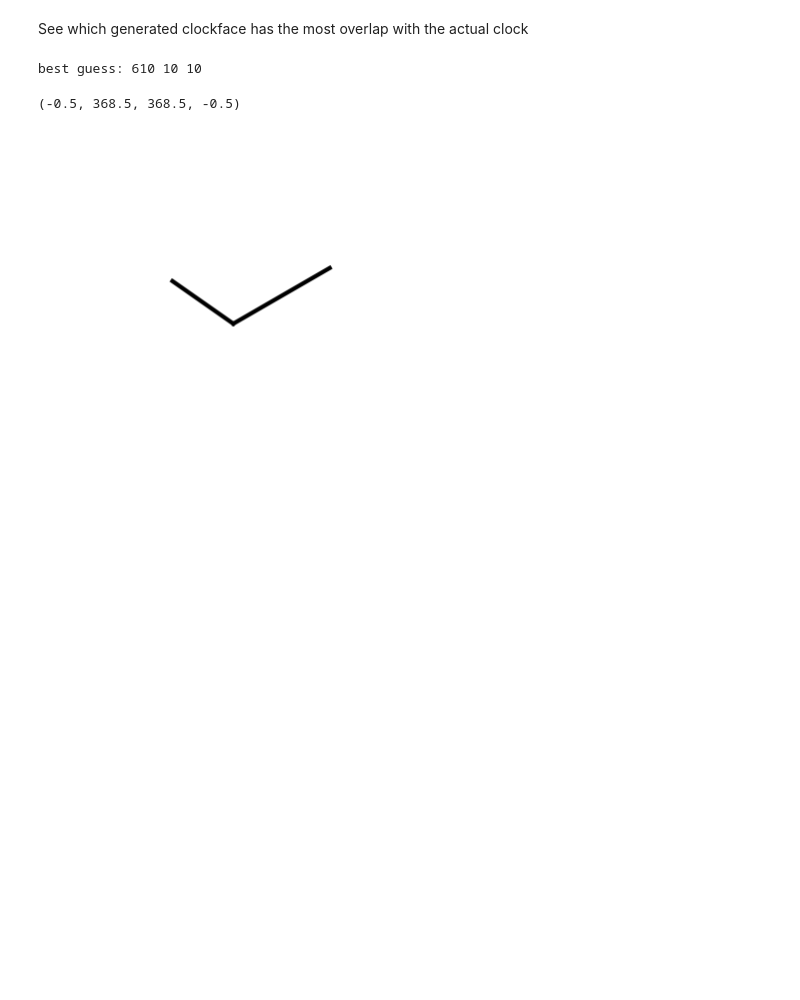
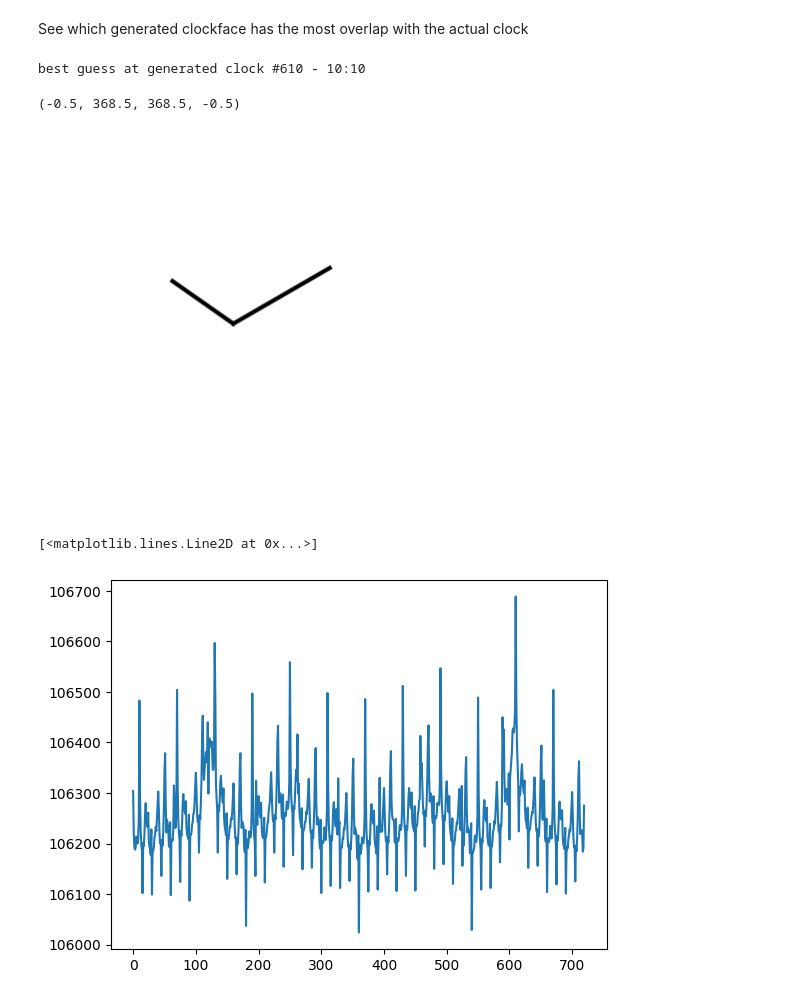
Before and after one commit to ThePuscher/-analogue_clock_reader, a Jupyter notebook: clock.ipynb, the cells around one changed output. Cells and saved outputs as stored; diff of their text form; code cells hidden in the pictures; blank space fills up the shorter version.

```diff
--- a/clock.ipynb
+++ b/clock.ipynb
@@ -7,7 +7,7 @@ from tqdm import tqdm
 # %% [markdown]
 Read the clock image and threshold it
 # %%
-clock = cv2.imread("clock.jpg")
+clock = cv2.imread("img/clock.jpg")
 clock = cv2.cvtColor(clock, cv2.COLOR_BGR2GRAY)
 _, clock = cv2.threshold(clock, 127, 255, cv2.THRESH_BINARY)
 plt.imshow(clock, cmap="gray")
@@ -17,7 +17,7 @@ plt.axis("off")
 (-0.5, 1279.5, 1279.5, -0.5)
 [figure]
 # %%
-def generate_clock(h, m) -> BytesIO:
+def generate_clock(h: int, m: int) -> np.ndarray:
     """
     Generates a clockface for a given hour and minute.
     """
@@ -47,7 +47,7 @@ def generate_clock(h, m) -> BytesIO:
     plt.savefig(buf, format="png", bbox_inches='tight', pad_inches=0)
     plt.close()
 
-    def buf2img(buf):
+    def buf2img(buf: BytesIO) -> np.ndarray:
         buf.seek(0)
         img = np.frombuffer(buf.getvalue(), dtype=np.uint8)
         img = cv2.imdecode(img, cv2.IMREAD_GRAYSCALE)
@@ -71,6 +71,8 @@ See which generated clockface has the most overlap with the actual clock
 # %%
 # idx err
 best_guess = (None, 0)
+
+guess_perf_history = []
 
 generated_clock = generate_clock(0, 0)
 
@@ -83,17 +85,24 @@ for index, generated_clock in tqdm(enumerate(generated_clocks)):
     overlap = cv2.bitwise_and(clock, generated_clock)
     ones = np.count_nonzero(overlap)
 
+    guess_perf_history.append(ones)
+
     if ones > best_guess[1]:
         best_guess = (index, ones)
 
 best_index = best_guess[0]
-h = best_guess[0] // 60
-m = best_guess[0] % 60
-print("best guess:", best_index, h, m)
+h = best_index // 60
+m = best_index % 60
+print(f"best guess at generated clock #{best_index} - {h}:{m}")
 
 plt.imshow(generated_clocks[best_index], cmap="gray")
 plt.axis("off")
 # %% [output]
-best guess: 610 10 10
+best guess at generated clock #610 - 10:10
 (-0.5, 368.5, 368.5, -0.5)
 [figure]
+# %%
+plt.plot(guess_perf_history)
+# %% [output]
+[<matplotlib.lines.Line2D at 0x...>]
+[figure, added]
```
